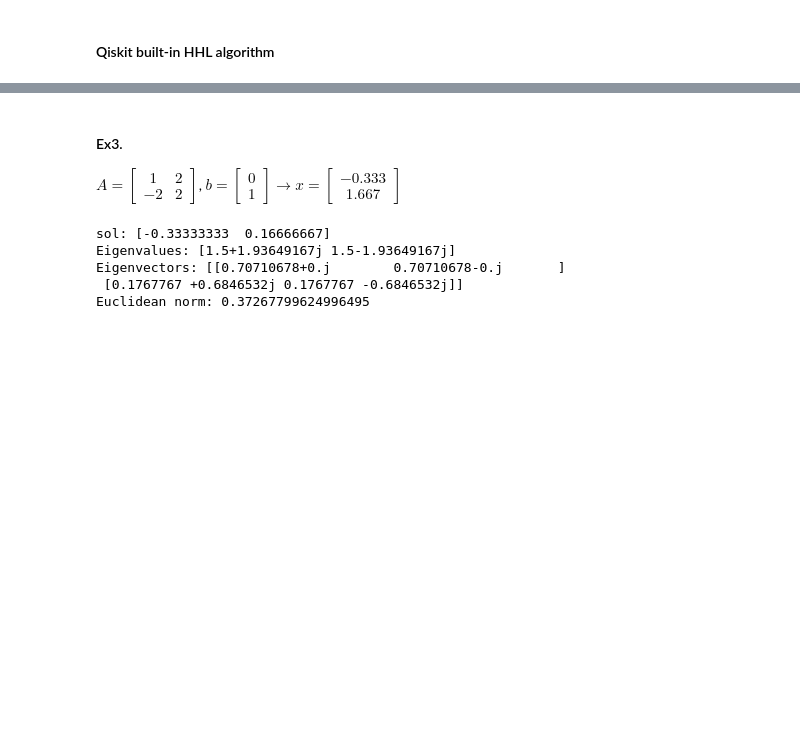
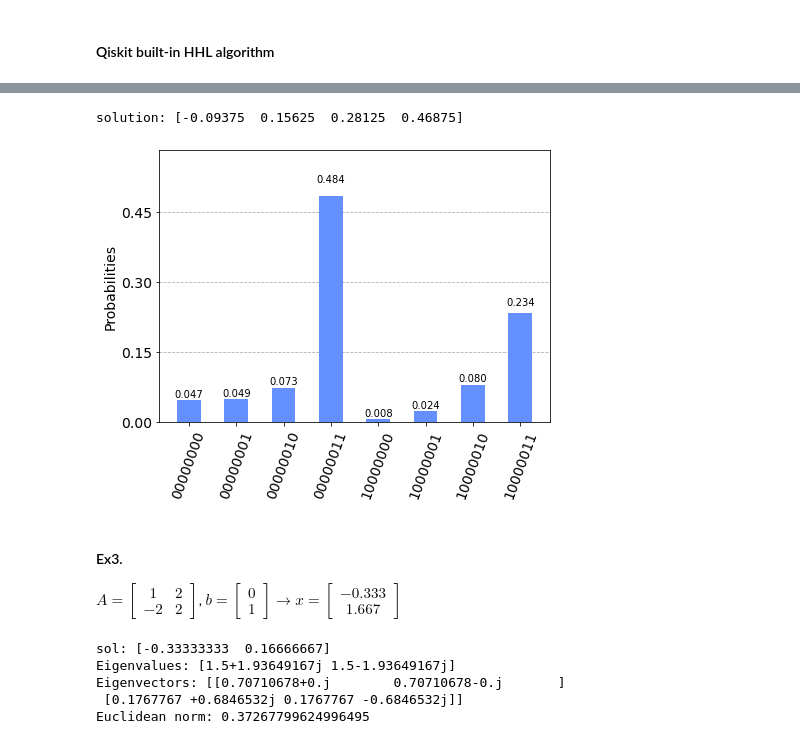
Before and after one commit to doggydoggy0101/Quantum_algorithms, a Jupyter notebook: Harrow_Hassidim_Lloyd.ipynb, the cells around one changed output, grey strips where cells are left out. Drawn from its saved outputs; the diff is of its cells as text; code cells hidden in the pictures; blank space fills up the shorter version.

```diff
--- a/Harrow_Hassidim_Lloyd.ipynb
+++ b/Harrow_Hassidim_Lloyd.ipynb
@@ -317,0 +304,8 @@ solution: [-0.09375  0.15625  0.28125  0.46875]
+# %%
+from qiskit.algorithms.linear_solvers.hhl import HHL
+from qiskit.quantum_info import Statevector
+
+hhl_qc = HHL().construct_circuit(matrix, vector)
+hhl_qc.save_statevector()
+hhl_qc.measure_all()
+hhl_qc.decompose().draw(fold=-1)
@@ -318,3 +332,13 @@ solution: [-0.09375  0.15625  0.28125  0.46875]
+# %%
+result = execute(hhl_qc, backend=backend, shots=4096, memory=True).result()
+sv = result.get_statevector()
+sol_vector = np.real(np.array([sv[128], sv[129], sv[130], sv[131]]))
+print("solution:", norm*sol_vector/np.linalg.norm(sol_vector))
+
+plot_histogram(result.get_counts())
+# %% [output]
+solution: [-0.09375  0.15625  0.28125  0.46875]
+[figure, added]
 # %% [markdown]
 #### Ex3.
 
```
Also changed, not shown: parts of 12 cells of this notebook.
